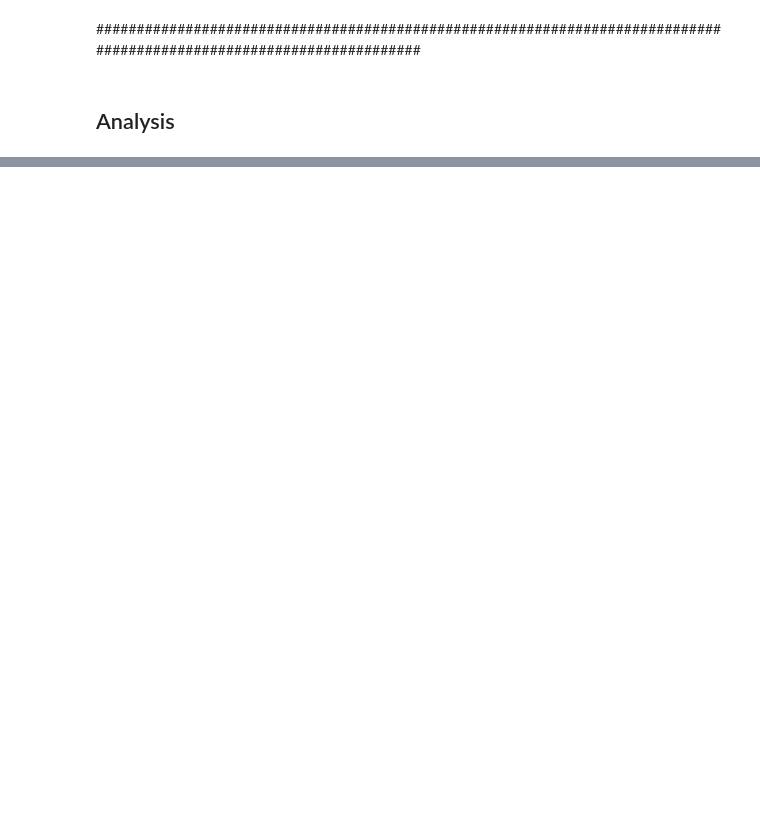
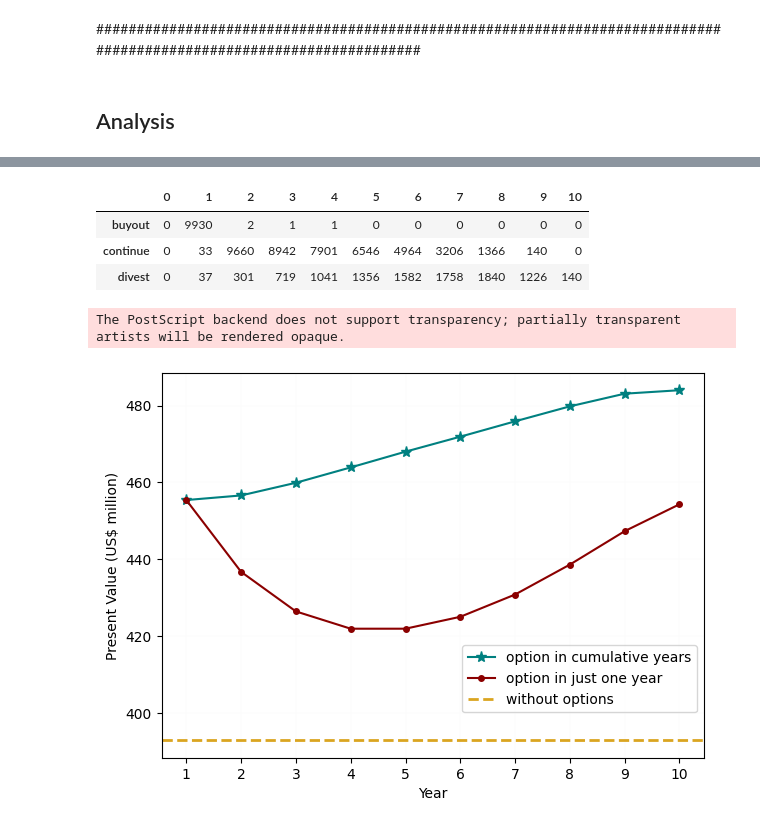
Before and after one commit to Wellington-Carlos/Doutorado, a Jupyter notebook: problem_BDH/main.ipynb, the cells around one changed output, grey strips where cells are left out. Drawn from its saved outputs; the diff is of its cells as text; code cells hidden in the pictures; blank space fills up the shorter version.

```diff
--- a/problem_BDH/main.ipynb
+++ b/problem_BDH/main.ipynb
@@ -314,0 +288,55 @@ plt.show()
+# %%
+import pandas as pd
+
+def count_option_occurrences(df_options):
+    """
+    Counts occurrences of 'buyout', 'continue', and 'divest' in each column of a DataFrame.
+
+    Parameters:
+    df_options (pd.DataFrame): DataFrame containing categorical values ('buyout', 'continue', 'divest').
+
+    Returns:
+    pd.DataFrame: DataFrame with counts of each option per column.
+    """
+    # Define the options to count
+    options = ['buyout', 'continue', 'divest']
+
+    # Count occurrences of each option in every column
+    option_counts = {option: df_options.apply(lambda col: (col == option).sum()) for option in options}
+
+    # Convert dictionary to DataFrame
+    result_df = pd.DataFrame(option_counts)
+
+    return result_df
+
+count_option_occurrences(df_options).T
+# %% [output]
+|  | 0 | 1 | 2 | 3 | 4 | 5 | 6 | 7 | 8 | 9 | 10 |
+| buyout | 0 | 9930 | 2 | 1 | 1 | 0 | 0 | 0 | 0 | 0 | 0 |
+| continue | 0 | 33 | 9660 | 8942 | 7901 | 6546 | 4964 | 3206 | 1366 | 140 | 0 |
+| divest | 0 | 37 | 301 | 719 | 1041 | 1356 | 1582 | 1758 | 1840 | 1226 | 140 |
+# %%
+plt.figure(figsize=(7, 5))
+
+plt.plot(time, pv_cumulative_fmt, marker='*', ms=8, label='option in cumulative years', color='teal')
+plt.plot(time, pv_single_fmt, marker='.', ms=8, label='option in just one year', color='darkred')
+plt.axhline(pv_without, color='goldenrod', linestyle='--', linewidth=2, label='without options')
+#plt.text(x=3.5, y=pv_without + 1., s='PV without options', color='goldenrod', fontsize=10, ha='center')
+plt.xlabel('Year')
+plt.ylabel('Present Value (US$ million)')
+
+plt.grid(lw=0.1, color="0.94")
+plt.legend(loc='lower right', bbox_to_anchor=(1, 0.1))
+
+# Garante que o eixo x vai mostrar exatamente os valores do array time
+plt.xticks(ticks=time, labels=[str(i) for i in time])
+
+# Salvar figura
+output_path = r"C:\Users\calva\OneDrive\Documentos\Doutorado\paper_com_Bratvold\sn-article-template\graph_options.eps"
+plt.savefig(output_path, format='eps', dpi=300, bbox_inches='tight')
+
+plt.show()
+plt.close()
+# %% [output]
+The PostScript backend does not support transparency; partially transparent artists will be rendered opaque.
+[figure, added]
```
Also changed, not shown: parts of 15 cells of this notebook, 13 other files.
